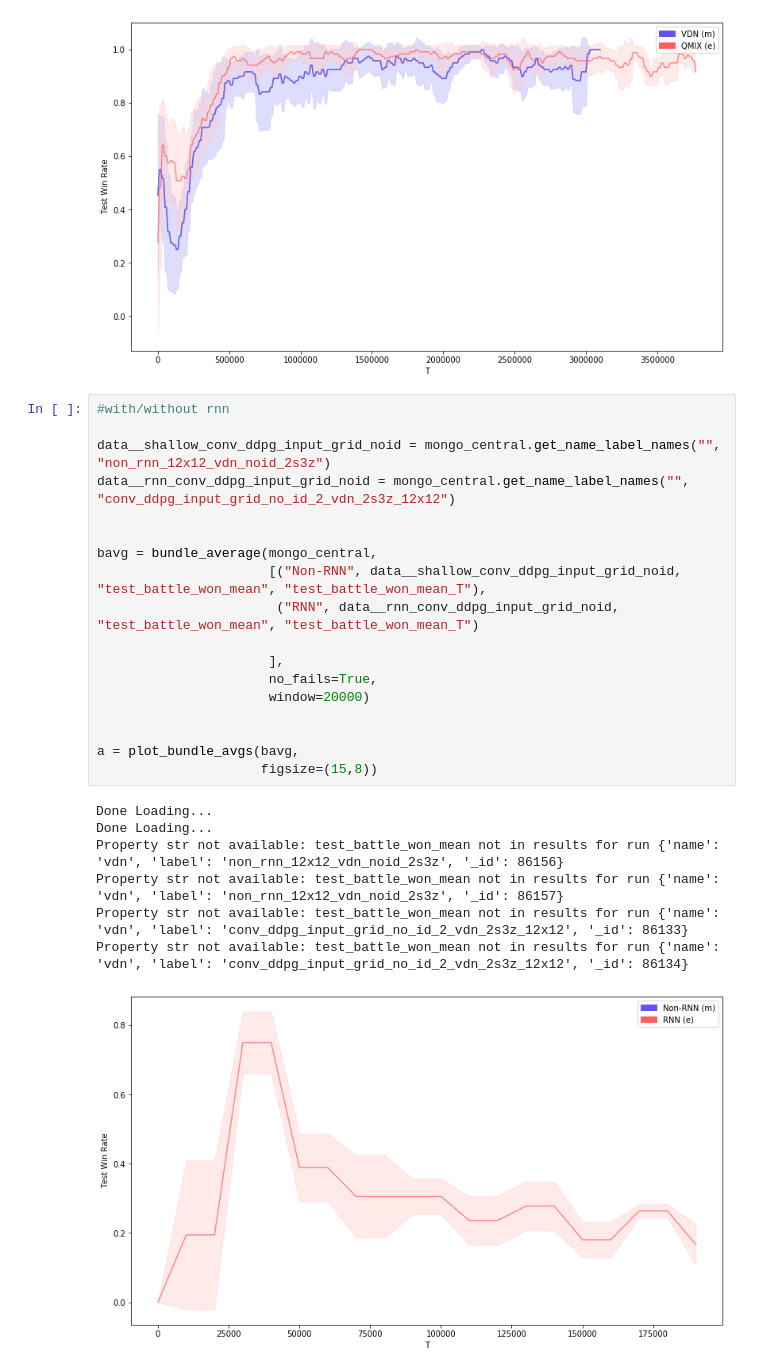
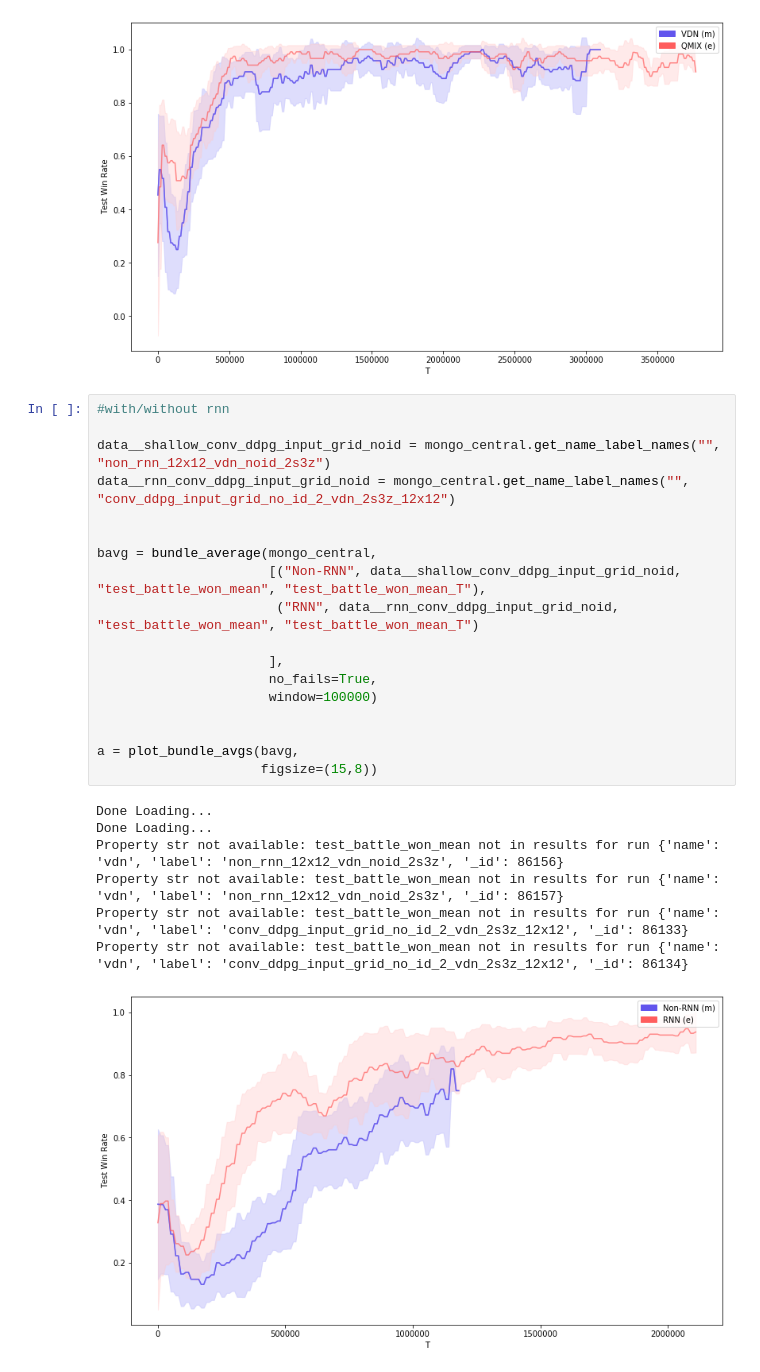
Before and after one commit to nicholasburden/pymarl, a Jupyter notebook: analysis/analysis2.ipynb, the cells around one changed output. Cells and saved outputs as stored; diff of their text form.

```diff
--- a/analysis/analysis2.ipynb
+++ b/analysis/analysis2.ipynb
@@ -284,26 +284,26 @@ Run (ID 11, name {'name': 'qmix_journal', 'label': 'conv_ddpg_input_grid_2s3z_12
 # %%
 #with/without rnn
 
 data__shallow_conv_ddpg_input_grid_noid = mongo_central.get_name_label_names("", "non_rnn_12x12_vdn_noid_2s3z")
 data__rnn_conv_ddpg_input_grid_noid = mongo_central.get_name_label_names("", "conv_ddpg_input_grid_no_id_2_vdn_2s3z_12x12")
 
 
 bavg = bundle_average(mongo_central,
                       [("Non-RNN", data__shallow_conv_ddpg_input_grid_noid, "test_battle_won_mean", "test_battle_won_mean_T"),
                        ("RNN", data__rnn_conv_ddpg_input_grid_noid, "test_battle_won_mean", "test_battle_won_mean_T")
 
                       ],
                       no_fails=True,
-                      window=20000)
+                      window=100000)
 
 
 a = plot_bundle_avgs(bavg,
                      figsize=(15,8))
 # %% [output]
 Done Loading...
 Done Loading...
 Property str not available: test_battle_won_mean not in results for run {'name': 'vdn', 'label': 'non_rnn_12x12_vdn_noid_2s3z', '_id': 86156}
 Property str not available: test_battle_won_mean not in results for run {'name': 'vdn', 'label': 'non_rnn_12x12_vdn_noid_2s3z', '_id': 86157}
 Property str not available: test_battle_won_mean not in results for run {'name': 'vdn', 'label': 'conv_ddpg_input_grid_no_id_2_vdn_2s3z_12x12', '_id': 86133}
 Property str not available: test_battle_won_mean not in results for run {'name': 'vdn', 'label': 'conv_ddpg_input_grid_no_id_2_vdn_2s3z_12x12', '_id': 86134}
-[figure, old version]
+[figure, new version]
```
Also changed, not shown: parts of 2 cells of this notebook, 2 other files.
